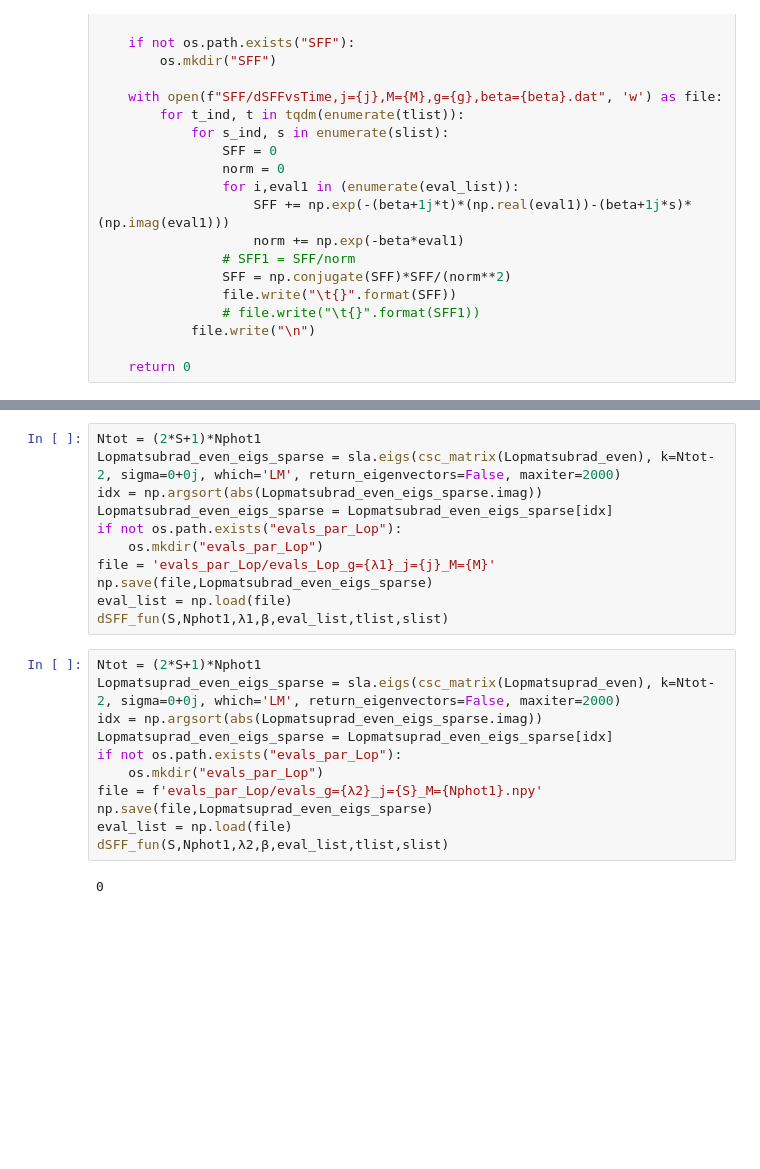
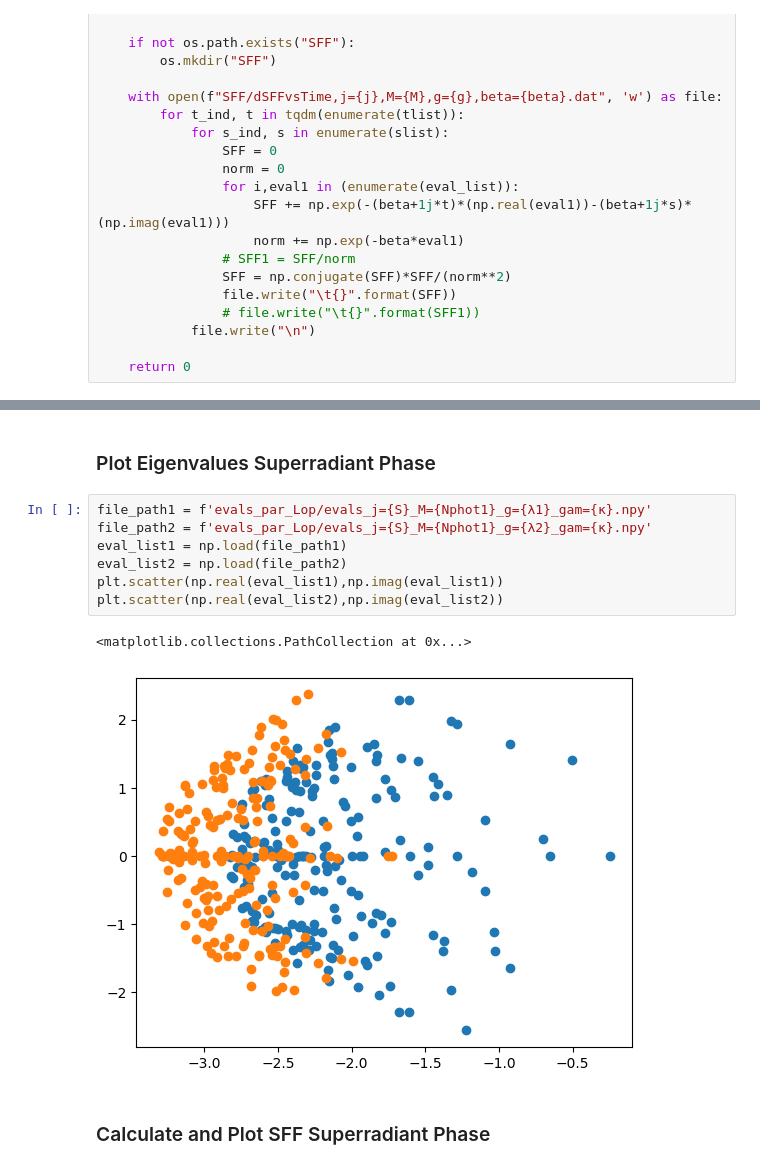
Before and after one commit to prasad42/Dicke_SFF, a Jupyter notebook: calc_LopSpectrum_Dicke.ipynb, the cells around one changed output, grey strips where cells are left out. Cells and saved outputs as stored; diff of their text form; blank space fills up the shorter version.

```diff
--- a/calc_LopSpectrum_Dicke.ipynb
+++ b/calc_LopSpectrum_Dicke.ipynb
@@ -101,24 +169,14 @@ Lopmatsuprad_odd = Lopmatsuprad[1::2,1::2]
-# %%
-Ntot = (2*S+1)*Nphot1
-Lopmatsubrad_even_eigs_sparse = sla.eigs(csc_matrix(Lopmatsubrad_even), k=Ntot-2, sigma=0+0j, which='LM', return_eigenvectors=False, maxiter=2000)
-idx = np.argsort(abs(Lopmatsubrad_even_eigs_sparse.imag))
-Lopmatsubrad_even_eigs_sparse = Lopmatsubrad_even_eigs_sparse[idx]
-if not os.path.exists("evals_par_Lop"):
-    os.mkdir("evals_par_Lop")
-file = 'evals_par_Lop/evals_Lop_g={λ1}_j={j}_M={M}'
-np.save(file,Lopmatsubrad_even_eigs_sparse)
-eval_list = np.load(file)
-dSFF_fun(S,Nphot1,λ1,β,eval_list,tlist,slist)
-# %%
-Ntot = (2*S+1)*Nphot1
-Lopmatsuprad_even_eigs_sparse = sla.eigs(csc_matrix(Lopmatsuprad_even), k=Ntot-2, sigma=0+0j, which='LM', return_eigenvectors=False, maxiter=2000)
-idx = np.argsort(abs(Lopmatsuprad_even_eigs_sparse.imag))
-Lopmatsuprad_even_eigs_sparse = Lopmatsuprad_even_eigs_sparse[idx]
-if not os.path.exists("evals_par_Lop"):
-    os.mkdir("evals_par_Lop")
-file = f'evals_par_Lop/evals_g={λ2}_j={S}_M={Nphot1}.npy'
-np.save(file,Lopmatsuprad_even_eigs_sparse)
-eval_list = np.load(file)
-dSFF_fun(S,Nphot1,λ2,β,eval_list,tlist,slist)
-# %% [output]
-0
+# %% [markdown]
+### Plot Eigenvalues Superradiant Phase
+# %%
+file_path1 = f'evals_par_Lop/evals_j={S}_M={Nphot1}_g={λ1}_gam={κ}.npy'
+file_path2 = f'evals_par_Lop/evals_j={S}_M={Nphot1}_g={λ2}_gam={κ}.npy'
+eval_list1 = np.load(file_path1)
+eval_list2 = np.load(file_path2)
+plt.scatter(np.real(eval_list1),np.imag(eval_list1))
+plt.scatter(np.real(eval_list2),np.imag(eval_list2))
+# %% [output]
+<matplotlib.collections.PathCollection at 0x...>
+[figure, added]
+# %% [markdown]
+### Calculate and Plot SFF Superradiant Phase
```
Also changed, not shown: parts of 15 cells of this notebook, 5 other files.
